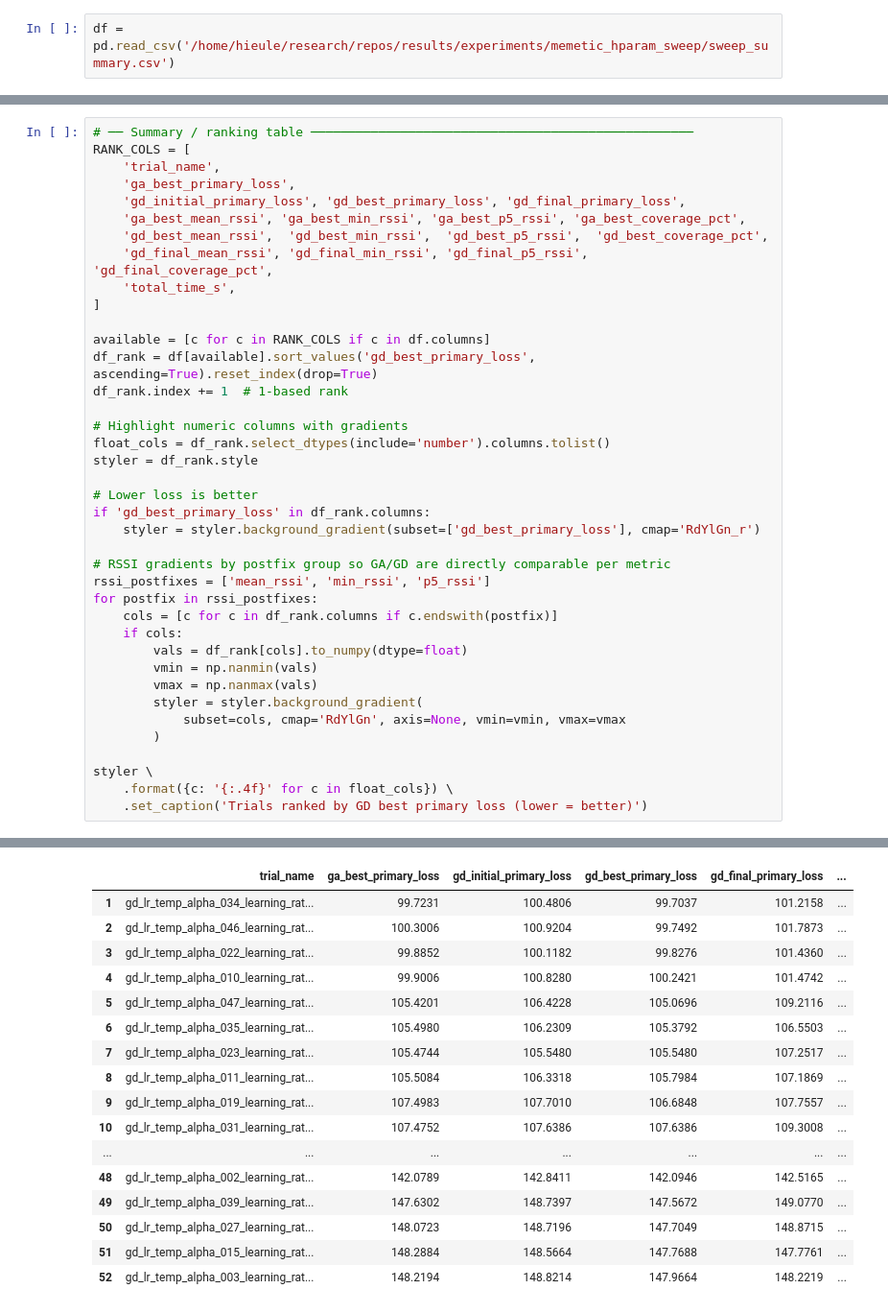
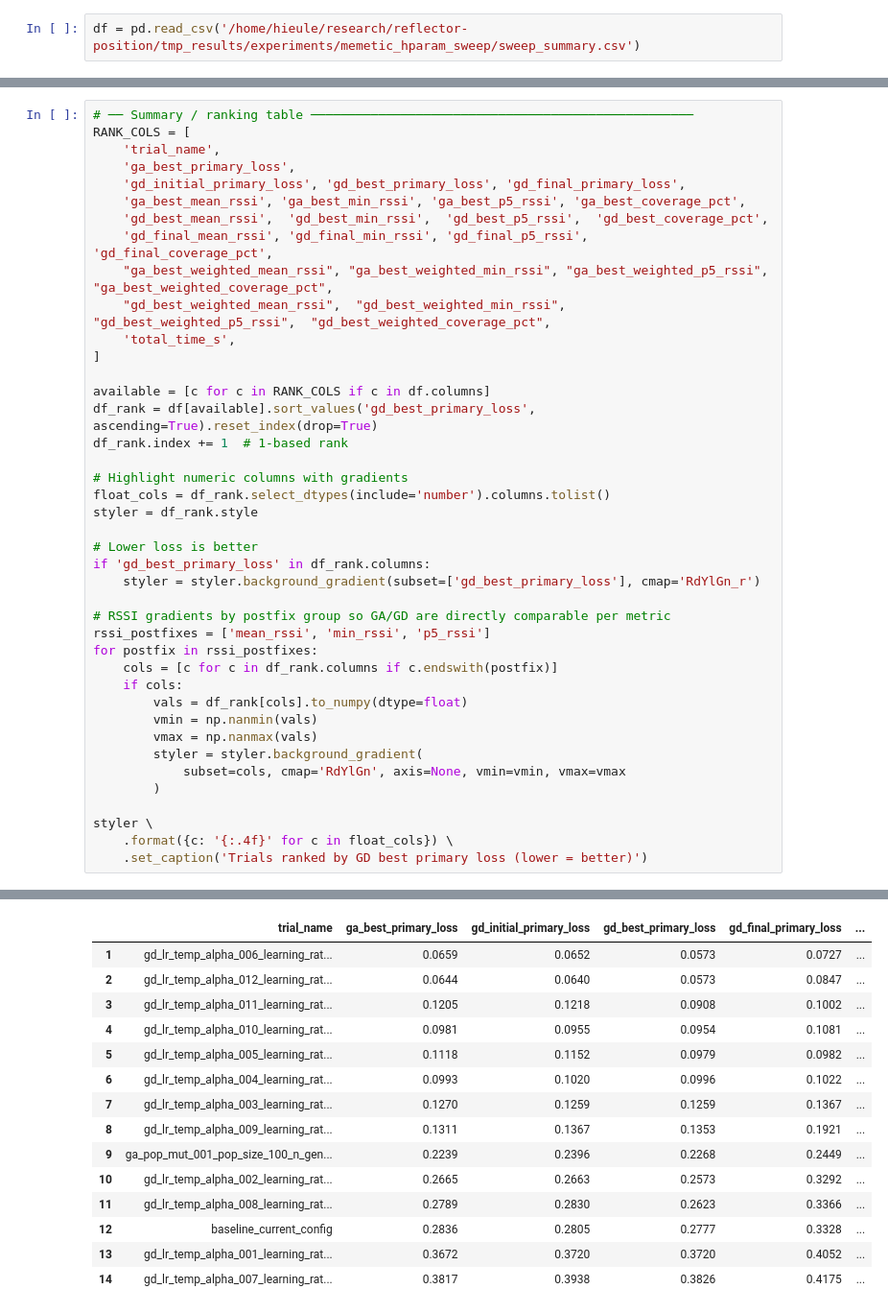
Before and after one commit to hieutrungle/repos, a Jupyter notebook: notebooks/results_analysis.ipynb, the cells around one changed output, grey strips where cells are left out. Shown at 96% size. Drawn from its saved outputs; the diff is of its cells as text.

```diff
--- a/notebooks/results_analysis.ipynb
+++ b/notebooks/results_analysis.ipynb
@@ -8,5 +9,5 @@ from pathlib import Path
 # %%
-df = pd.read_csv('/home/hieule/research/repos/results/experiments/memetic_hparam_sweep/sweep_summary.csv')
+df = pd.read_csv('/home/hieule/research/reflector-position/tmp_results/experiments/memetic_hparam_sweep/sweep_summary.csv')
 # %%
 df.head()
 # %% [output]
@@ -68,52 +67,52 @@ RANK_COLS = [
     'ga_best_mean_rssi', 'ga_best_min_rssi', 'ga_best_p5_rssi', 'ga_best_coverage_pct',
     'gd_best_mean_rssi',  'gd_best_min_rssi',  'gd_best_p5_rssi',  'gd_best_coverage_pct',
     'gd_final_mean_rssi', 'gd_final_min_rssi', 'gd_final_p5_rssi', 'gd_final_coverage_pct',
+    "ga_best_weighted_mean_rssi", "ga_best_weighted_min_rssi", "ga_best_weighted_p5_rssi", "ga_best_weighted_coverage_pct",
+    "gd_best_weighted_mean_rssi",  "gd_best_weighted_min_rssi",  "gd_best_weighted_p5_rssi",  "gd_best_weighted_coverage_pct",
     'total_time_s',
 ]
 
 available = [c for c in RANK_COLS if c in df.columns]
 df_rank = df[available].sort_values('gd_best_primary_loss', ascending=True).reset_index(drop=True)
 df_rank.index += 1  # 1-based rank
 
 # Highlight numeric columns with gradients
 float_cols = df_rank.select_dtypes(include='number').columns.tolist()
 styler = df_rank.style
 
 # Lower loss is better
 if 'gd_best_primary_loss' in df_rank.columns:
     styler = styler.background_gradient(subset=['gd_best_primary_loss'], cmap='RdYlGn_r')
 
 # RSSI gradients by postfix group so GA/GD are directly comparable per metric
 rssi_postfixes = ['mean_rssi', 'min_rssi', 'p5_rssi']
 for postfix in rssi_postfixes:
     cols = [c for c in df_rank.columns if c.endswith(postfix)]
     if cols:
         vals = df_rank[cols].to_numpy(dtype=float)
         vmin = np.nanmin(vals)
         vmax = np.nanmax(vals)
         styler = styler.background_gradient(
             subset=cols, cmap='RdYlGn', axis=None, vmin=vmin, vmax=vmax
         )
 
 styler \
     .format({c: '{:.4f}' for c in float_cols}) \
     .set_caption('Trials ranked by GD best primary loss (lower = better)')
 # %% [output]
 Trials ranked by GD best primary loss (lower = better)
 |  | trial_name | ga_best_primary_loss | gd_initial_primary_loss | gd_best_primary_loss | gd_final_primary_loss | ... |
-| 1 | gd_lr_temp_alpha_034_learning_rat... | 99.7231 | 100.4806 | 99.7037 | 101.2158 | ... |
-| 2 | gd_lr_temp_alpha_046_learning_rat... | 100.3006 | 100.9204 | 99.7492 | 101.7873 | ... |
-| 3 | gd_lr_temp_alpha_022_learning_rat... | 99.8852 | 100.1182 | 99.8276 | 101.4360 | ... |
-| 4 | gd_lr_temp_alpha_010_learning_rat... | 99.9006 | 100.8280 | 100.2421 | 101.4742 | ... |
-| 5 | gd_lr_temp_alpha_047_learning_rat... | 105.4201 | 106.4228 | 105.0696 | 109.2116 | ... |
-| 6 | gd_lr_temp_alpha_035_learning_rat... | 105.4980 | 106.2309 | 105.3792 | 106.5503 | ... |
-| 7 | gd_lr_temp_alpha_023_learning_rat... | 105.4744 | 105.5480 | 105.5480 | 107.2517 | ... |
-| 8 | gd_lr_temp_alpha_011_learning_rat... | 105.5084 | 106.3318 | 105.7984 | 107.1869 | ... |
-| 9 | gd_lr_temp_alpha_019_learning_rat... | 107.4983 | 107.7010 | 106.6848 | 107.7557 | ... |
-| 10 | gd_lr_temp_alpha_031_learning_rat... | 107.4752 | 107.6386 | 107.6386 | 109.3008 | ... |
-| ... | ... | ... | ... | ... | ... | ... |
-| 48 | gd_lr_temp_alpha_002_learning_rat... | 142.0789 | 142.8411 | 142.0946 | 142.5165 | ... |
-| 49 | gd_lr_temp_alpha_039_learning_rat... | 147.6302 | 148.7397 | 147.5672 | 149.0770 | ... |
-| 50 | gd_lr_temp_alpha_027_learning_rat... | 148.0723 | 148.7196 | 147.7049 | 148.8715 | ... |
-| 51 | gd_lr_temp_alpha_015_learning_rat... | 148.2884 | 148.5664 | 147.7688 | 147.7761 | ... |
-| 52 | gd_lr_temp_alpha_003_learning_rat... | 148.2194 | 148.8214 | 147.9664 | 148.2219 | ... |
+| 1 | gd_lr_temp_alpha_006_learning_rat... | 0.0659 | 0.0652 | 0.0573 | 0.0727 | ... |
+| 2 | gd_lr_temp_alpha_012_learning_rat... | 0.0644 | 0.0640 | 0.0573 | 0.0847 | ... |
+| 3 | gd_lr_temp_alpha_011_learning_rat... | 0.1205 | 0.1218 | 0.0908 | 0.1002 | ... |
+| 4 | gd_lr_temp_alpha_010_learning_rat... | 0.0981 | 0.0955 | 0.0954 | 0.1081 | ... |
+| 5 | gd_lr_temp_alpha_005_learning_rat... | 0.1118 | 0.1152 | 0.0979 | 0.0982 | ... |
+| 6 | gd_lr_temp_alpha_004_learning_rat... | 0.0993 | 0.1020 | 0.0996 | 0.1022 | ... |
+| 7 | gd_lr_temp_alpha_003_learning_rat... | 0.1270 | 0.1259 | 0.1259 | 0.1367 | ... |
+| 8 | gd_lr_temp_alpha_009_learning_rat... | 0.1311 | 0.1367 | 0.1353 | 0.1921 | ... |
+| 9 | ga_pop_mut_001_pop_size_100_n_gen... | 0.2239 | 0.2396 | 0.2268 | 0.2449 | ... |
+| 10 | gd_lr_temp_alpha_002_learning_rat... | 0.2665 | 0.2663 | 0.2573 | 0.3292 | ... |
+| 11 | gd_lr_temp_alpha_008_learning_rat... | 0.2789 | 0.2830 | 0.2623 | 0.3366 | ... |
+| 12 | baseline_current_config | 0.2836 | 0.2805 | 0.2777 | 0.3328 | ... |
+| 13 | gd_lr_temp_alpha_001_learning_rat... | 0.3672 | 0.3720 | 0.3720 | 0.4052 | ... |
+| 14 | gd_lr_temp_alpha_007_learning_rat... | 0.3817 | 0.3938 | 0.3826 | 0.4175 | ... |
```
Also changed, not shown: parts of 9 cells of this notebook.
